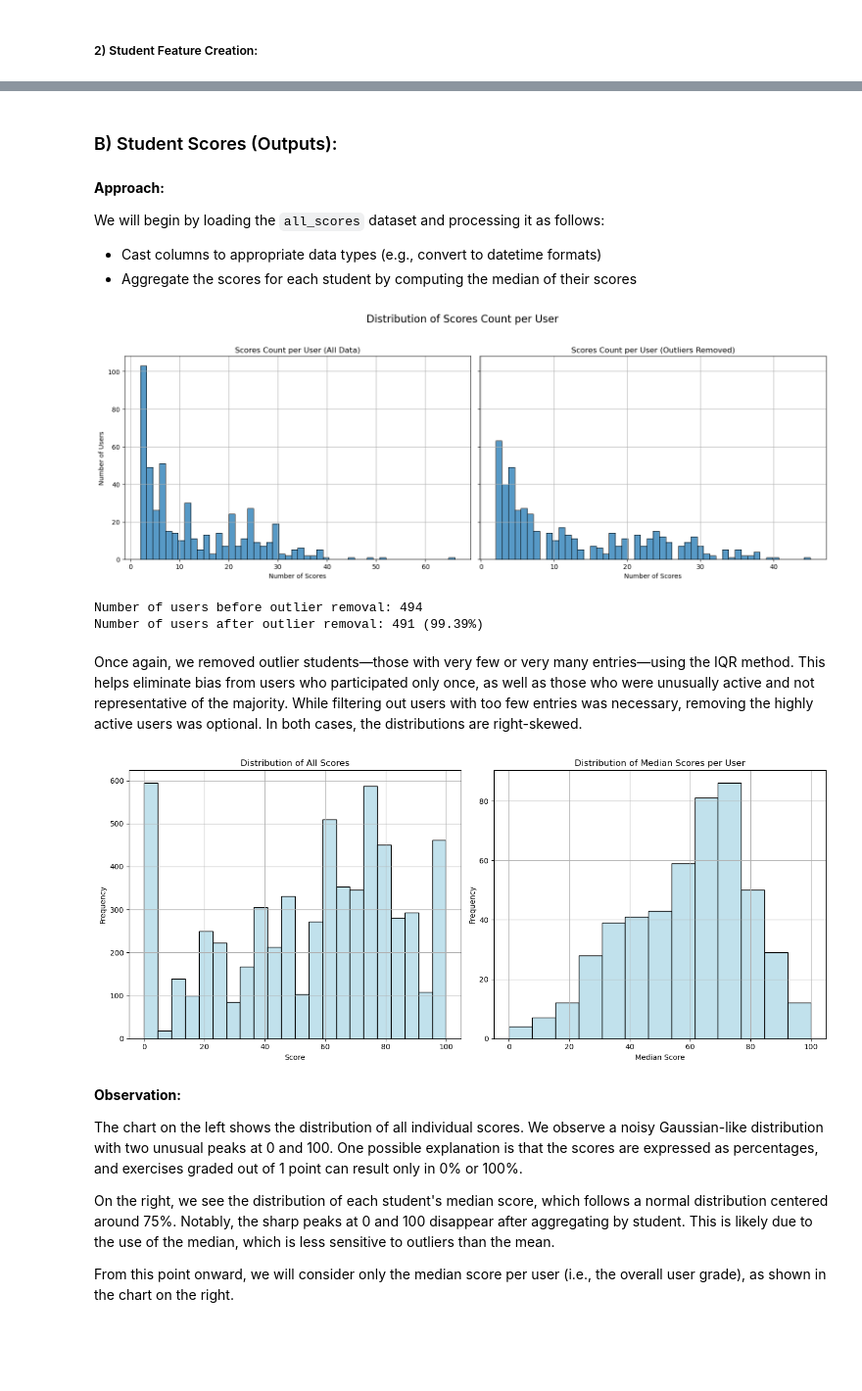
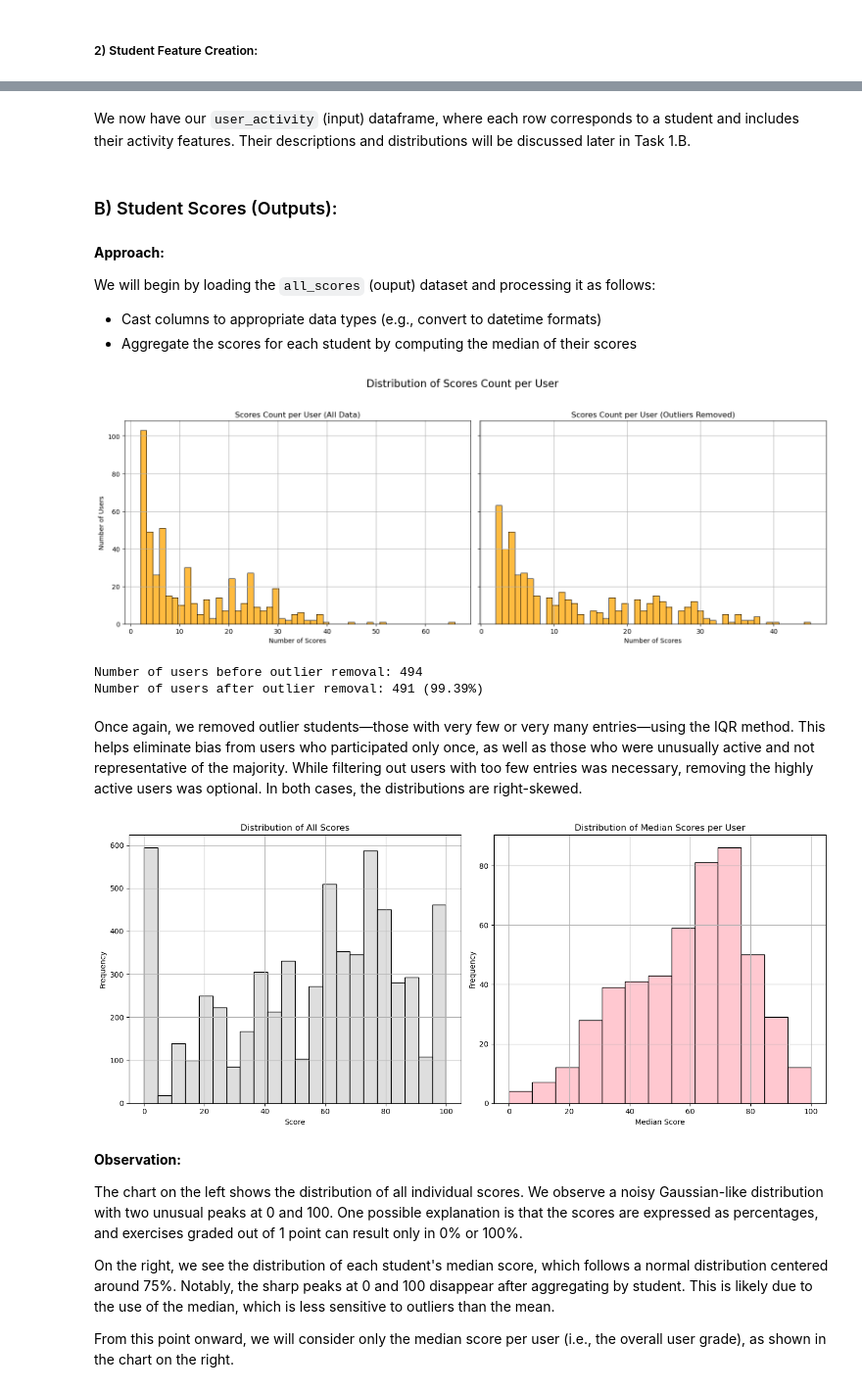
Before and after one commit to malenraychev/BigMMMBehaviour, a Jupyter notebook: m4_team-name.ipynb, the cells around one changed output, grey strips where cells are left out. Shown at 98% size. Drawn from its saved outputs; the diff is of its cells as text; code cells hidden in the pictures; blank space fills up the shorter version.

```diff
--- a/m4_team-name.ipynb
+++ b/m4_team-name.ipynb
@@ -260,9 +187,11 @@ Shape: (843, 7)
+# %% [markdown]
+We now have our `user_activity` (input) dataframe, where each row corresponds to a student and includes their activity features. Their descriptions and distributions will be discussed later in Task 1.B.
 # %% [markdown]
 ### B) Student Scores (Outputs):
 # %% [markdown]
 **Approach:**
 
-We will begin by loading the `all_scores` dataset and processing it as follows:
+We will begin by loading the `all_scores` (ouput) dataset and processing it as follows:
 
 - Cast columns to appropriate data types (e.g., convert to datetime formats)
 - Aggregate the scores for each student by computing the median of their scores
@@ -284,7 +213,7 @@ students_median_score = students_median_score[students_median_score['scores_coun
 # Plot 1: Original distribution
 fig, axes = plt.subplots(1, 2, figsize=(16, 6), sharey=True)
 
-sns.histplot(students_median_score['scores_count'], bins=50, ax=axes[0])
+sns.histplot(students_median_score['scores_count'], bins=50, ax=axes[0], color='orange')
 axes[0].set_title('Scores Count per User (All Data)')
 axes[0].set_xlabel('Number of Scores')
 axes[0].set_ylabel('Number of Users')
@@ -303,7 +232,7 @@ students_median_score = students_median_score[(students_median_score['scores_cou
 length_after = len(students_median_score)
 
 # Plot 2: After outlier removal
-sns.histplot(students_median_score['scores_count'], bins=50, ax=axes[1])
+sns.histplot(students_median_score['scores_count'], bins=50, ax=axes[1], color='orange')
 axes[1].set_title('Scores Count per User (Outliers Removed)')
 axes[1].set_xlabel('Number of Scores')
 axes[1].grid()
@@ -315,7 +244,7 @@ plt.show()
 print(f"Number of users before outlier removal: {length_before}")
 print(f"Number of users after outlier removal: {length_after} ({length_after / length_before * 100:.2f}%)")
 # %% [output]
-[figure, old version]
+[figure, new version]
 Number of users before outlier removal: 494
 Number of users after outlier removal: 491 (99.39%)
 # %% [markdown]
@@ -323,27 +252,27 @@ Once again, we removed outlier students—those with very few or very many entri
 # %%
 # Apply the outlier removal to the all_scores dataframe
 all_scores = all_scores[all_scores['user_id'].isin(students_median_score['user_id'])]
 
 fig, axes = plt.subplots(1, 2, figsize=(14, 6))
 
 # Left: Distribution of all individual scores
-sns.histplot(all_scores['percentage'], color='lightblue', ax=axes[0])
+sns.histplot(all_scores['percentage'], color='lightgrey', ax=axes[0])
 axes[0].set_title('Distribution of All Scores')
 axes[0].set_xlabel('Score')
 axes[0].set_ylabel('Frequency')
 axes[0].grid(True)
 
 # Right: Distribution of median scores per user
-sns.histplot(students_median_score['median_score'], color='lightblue', ax=axes[1])
+sns.histplot(students_median_score['median_score'], color='lightpink', ax=axes[1])
 axes[1].set_title('Distribution of Median Scores per User')
 axes[1].set_xlabel('Median Score')
 axes[1].set_ylabel('Frequency')
 axes[1].grid(True)
 
 plt.tight_layout()
 plt.show()
 # %% [output]
-[figure, old version]
+[figure, new version]
 # %% [markdown]
 **Observation:**
 
```
Also changed, not shown: parts of 27 cells of this notebook.
